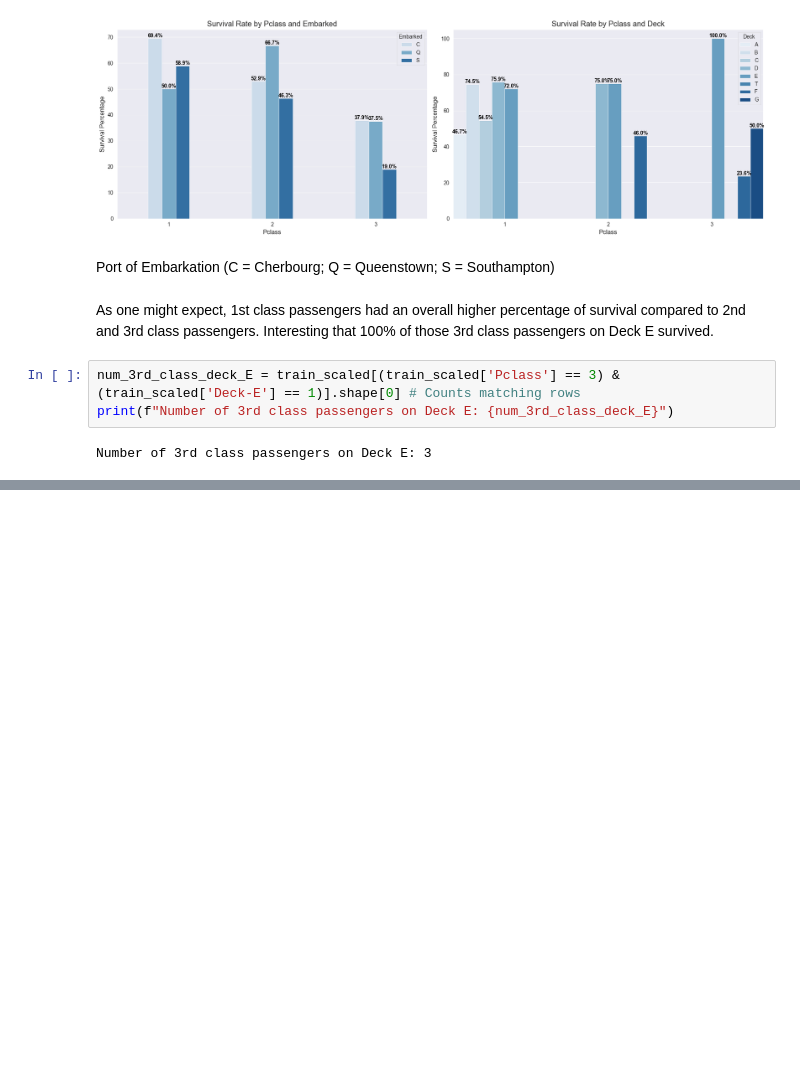
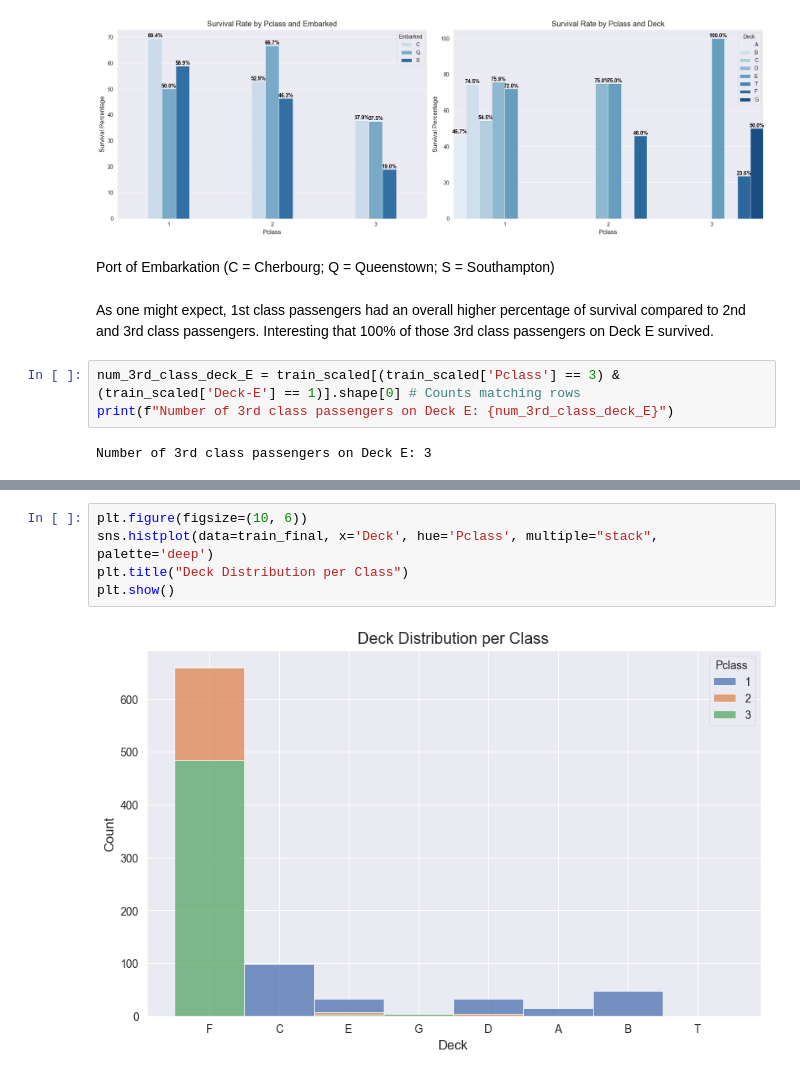
Before and after one commit to scottmr007/Titanic_EDA, a Jupyter notebook: Titanice_EDA.ipynb, the cells around one changed output, grey strips where cells are left out. Saved outputs shown, nothing was run; the diff lists cells and outputs as text; blank space fills up the shorter version.

```diff
--- a/Titanice_EDA.ipynb
+++ b/Titanice_EDA.ipynb
@@ -583,0 +607,7 @@ Number of 3rd class passengers on Deck E: 3
+# %%
+plt.figure(figsize=(10, 6))
+sns.histplot(data=train_final, x='Deck', hue='Pclass', multiple="stack", palette='deep')
+plt.title("Deck Distribution per Class")
+plt.show()
+# %% [output]
+[figure, added]
```
Also changed, not shown: parts of 19 cells of this notebook.
